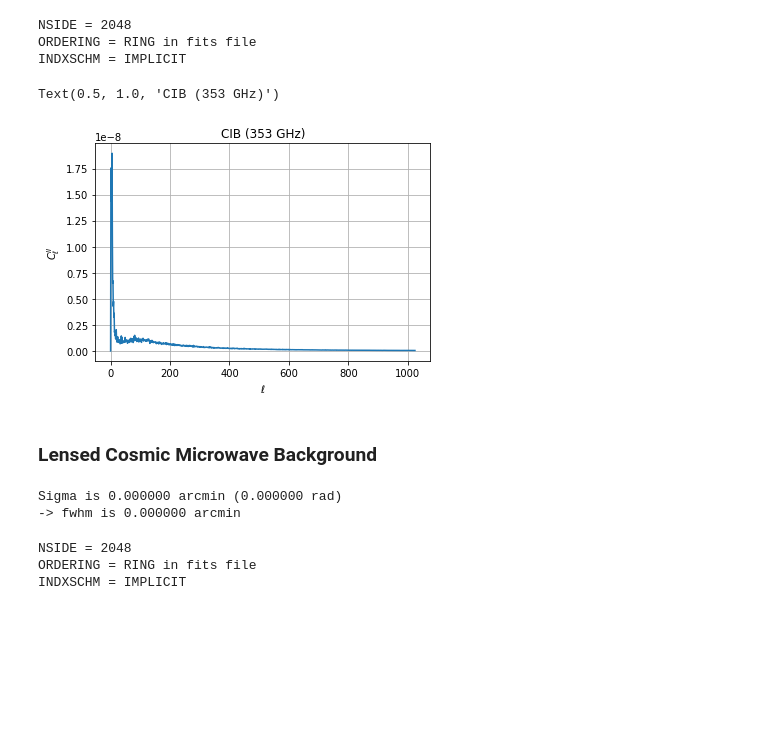
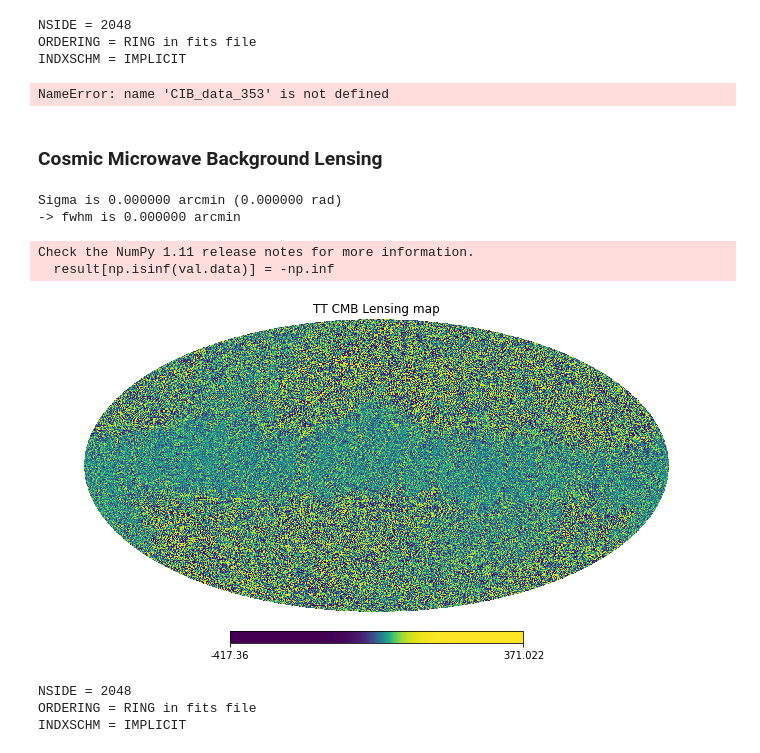
Before and after one commit to annaelawrence/MASt_project, a Jupyter notebook: project maps, power spectra.ipynb, the cells around one changed output. Saved outputs shown, nothing was run; the diff lists cells and outputs as text; code cells hidden in the pictures; blank space fills up the shorter version.

```diff
--- a/project maps, power spectra.ipynb
+++ b/project maps, power spectra.ipynb
@@ -76,13 +85,12 @@ l = np.arange(len(cl_CIB_353))
 
 plt.figure()
 plt.plot(l, cl_CIB_353/(2*np.pi))
-plt.xlabel('$\ell$'); plt.ylabel('$C_{\ell}^{II} \2\pi$'); plt.grid()
+plt.xlabel('$\ell$'); plt.ylabel('$C_{\ell}^{II} /2\pi$'); plt.grid()
 plt.title('CIB (353 GHz)')
 # %% [output]
-Text(0.5, 1.0, 'CIB (353 GHz)')
+NameError: name 'CIB_data_353' is not defined
-[figure, removed]
 # %% [markdown]
-### Lensed Cosmic Microwave Background
+### Cosmic Microwave Background Lensing
 # %%
 CMB_lensing_data_alm = hp.read_alm('Project/COM_Lensing_4096_R3.00/TT/dat_klm.fits')            # Load alm file of kappa map
 CMB_lensing_data = hp.alm2map(CMB_lensing_data_alm, N_side)
@@ -90,8 +98,12 @@ CMB_lensing_data = hp.alm2map(CMB_lensing_data_alm, N_side)
 Sigma is 0.000000 arcmin (0.000000 rad)
 -> fwhm is 0.000000 arcmin
 # %%
-#hp.mollview(CMB_lensing_data, title='TT lensed CMB map',  norm='hist', xsize=2000)
-#hp.graticule()
+hp.mollview(CMB_lensing_data, title='TT CMB Lensing map',  norm='hist', xsize=2000)
+# hp.graticule()
+# %% [output]
+Check the NumPy 1.11 release notes for more information.
+  result[np.isinf(val.data)] = -np.inf
+[figure, added]
 # %%
 CMB_mask = hp.read_map('Project/COM_Lensing_4096_R3.00/mask.fits')
 CMB_lensing_masked = hp.ma(CMB_lensing_data)
```
Also changed, not shown: parts of 16 cells of this notebook, 1 other file.
